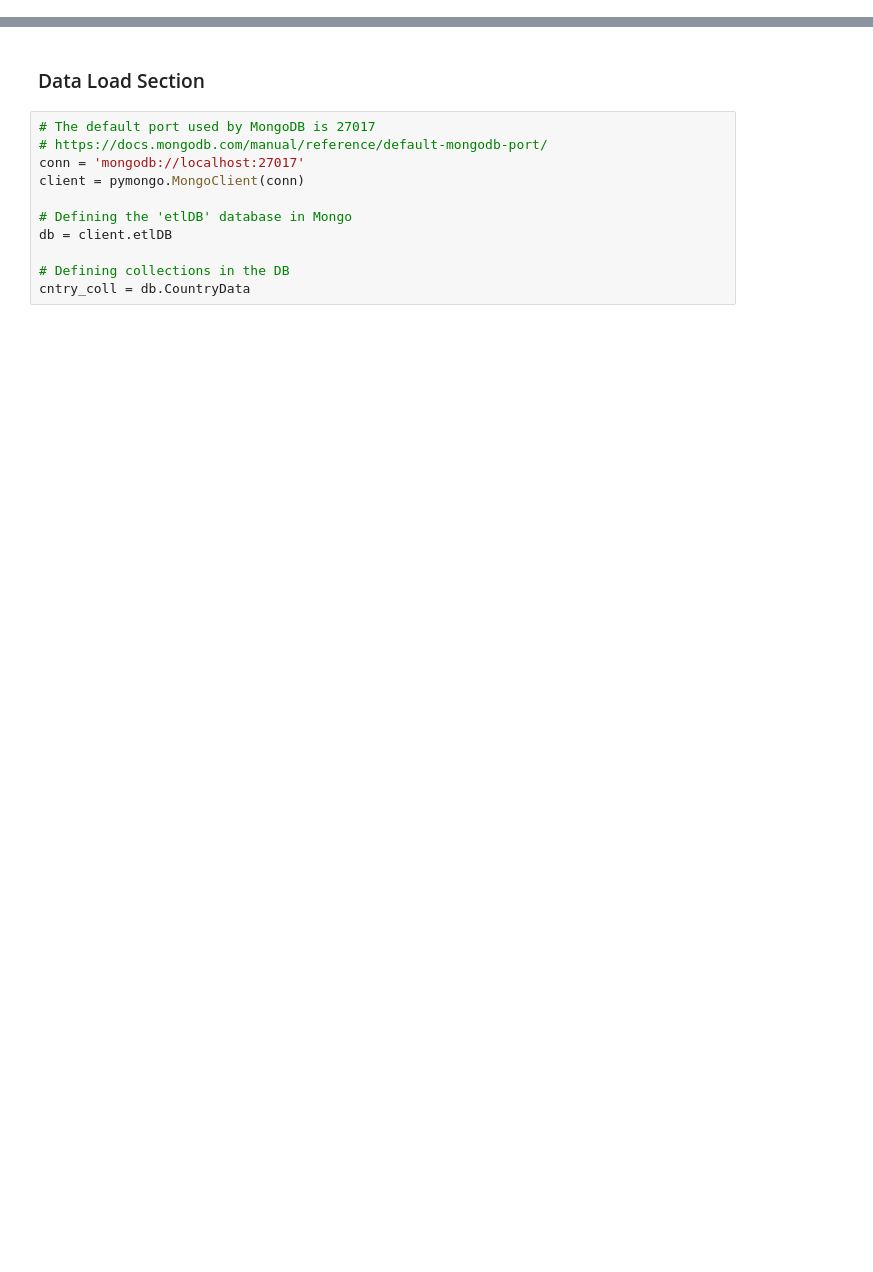
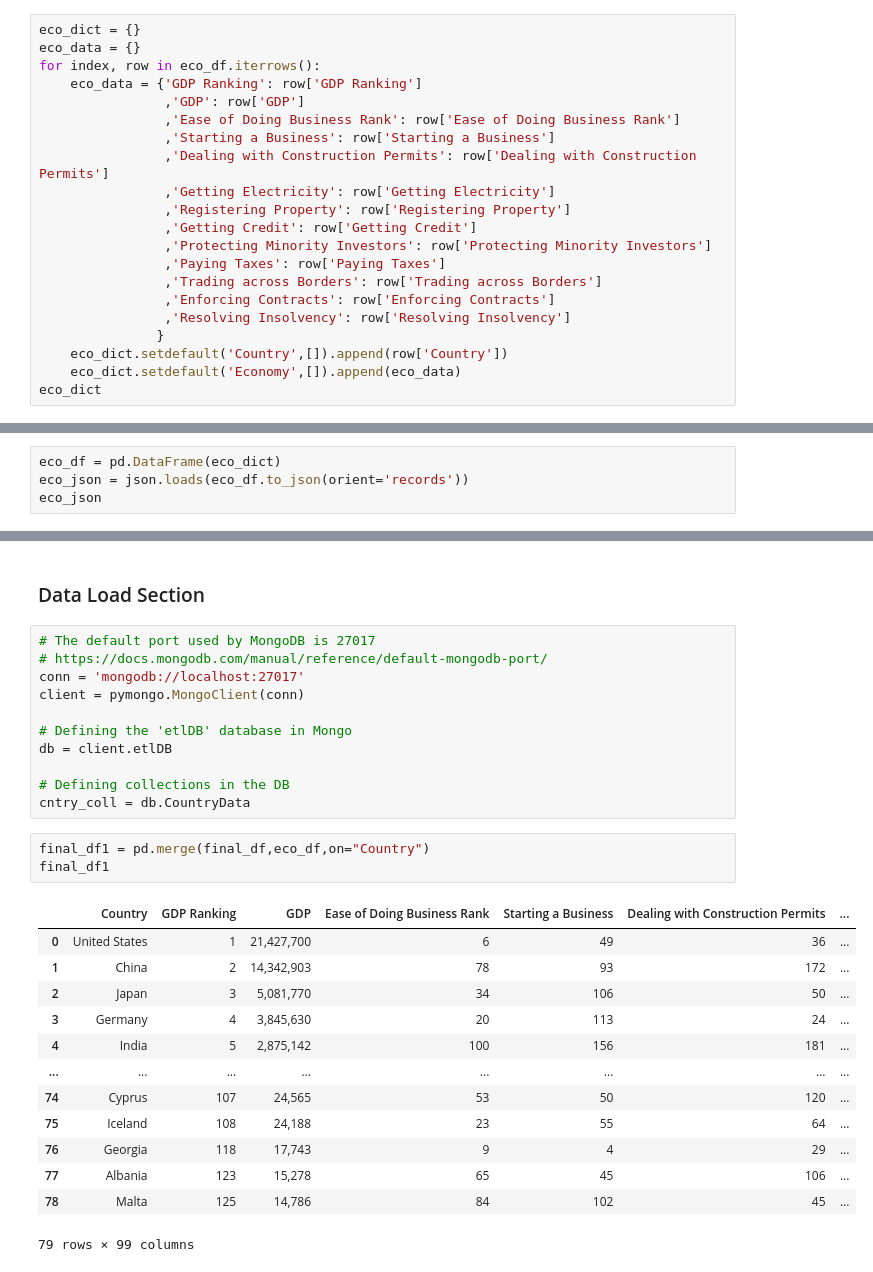
Before and after one commit to benwbarr/ETL-Project, a Jupyter notebook: Data_Load.ipynb, the cells around one changed output, grey strips where cells are left out. Cells and saved outputs as stored; diff of their text form; blank space fills up the shorter version.

```diff
--- a/Data_Load.ipynb
+++ b/Data_Load.ipynb
@@ -56,0 +99,21 @@ final_df.head()
+# %%
+eco_dict = {}
+eco_data = {}
+for index, row in eco_df.iterrows():
+    eco_data = {'GDP Ranking': row['GDP Ranking']
+                ,'GDP': row['GDP']
+                ,'Ease of Doing Business Rank': row['Ease of Doing Business Rank']
+                ,'Starting a Business': row['Starting a Business']
+                ,'Dealing with Construction Permits': row['Dealing with Construction Permits']
+                ,'Getting Electricity': row['Getting Electricity']
+                ,'Registering Property': row['Registering Property']
+                ,'Getting Credit': row['Getting Credit']
+                ,'Protecting Minority Investors': row['Protecting Minority Investors']
+                ,'Paying Taxes': row['Paying Taxes']
+                ,'Trading across Borders': row['Trading across Borders']
+                ,'Enforcing Contracts': row['Enforcing Contracts']
+                ,'Resolving Insolvency': row['Resolving Insolvency']
+               }
+    eco_dict.setdefault('Country',[]).append(row['Country'])
+    eco_dict.setdefault('Economy',[]).append(eco_data)
+eco_dict
@@ -56,0 +138,4 @@ final_df.head()
+# %%
+eco_df = pd.DataFrame(eco_dict)
+eco_json = json.loads(eco_df.to_json(orient='records'))
+eco_json
@@ -67,5 +170,22 @@ db = client.etlDB
 
 # Defining collections in the DB
 cntry_coll = db.CountryData
+# %%
+final_df1 = pd.merge(final_df,eco_df,on="Country")
+final_df1
+# %% [output]
+|  | Country | GDP Ranking | GDP | Ease of Doing Business Rank | Starting a Business | Dealing with Construction Permits | ... |
+| 0 | United States | 1 | 21,427,700 | 6 | 49 | 36 | ... |
+| 1 | China | 2 | 14,342,903 | 78 | 93 | 172 | ... |
+| 2 | Japan | 3 | 5,081,770 | 34 | 106 | 50 | ... |
+| 3 | Germany | 4 | 3,845,630 | 20 | 113 | 24 | ... |
+| 4 | India | 5 | 2,875,142 | 100 | 156 | 181 | ... |
+| ... | ... | ... | ... | ... | ... | ... | ... |
+| 74 | Cyprus | 107 | 24,565 | 53 | 50 | 120 | ... |
+| 75 | Iceland | 108 | 24,188 | 23 | 55 | 64 | ... |
+| 76 | Georgia | 118 | 17,743 | 9 | 4 | 29 | ... |
+| 77 | Albania | 123 | 15,278 | 65 | 45 | 106 | ... |
+| 78 | Malta | 125 | 14,786 | 84 | 102 | 45 | ... |
+79 rows × 99 columns
 # %%
 # Converting GDP dataframe to Json for loading to Mongo DB Collection
```
Also changed, not shown: parts of 8 cells of this notebook, 4 other files.
